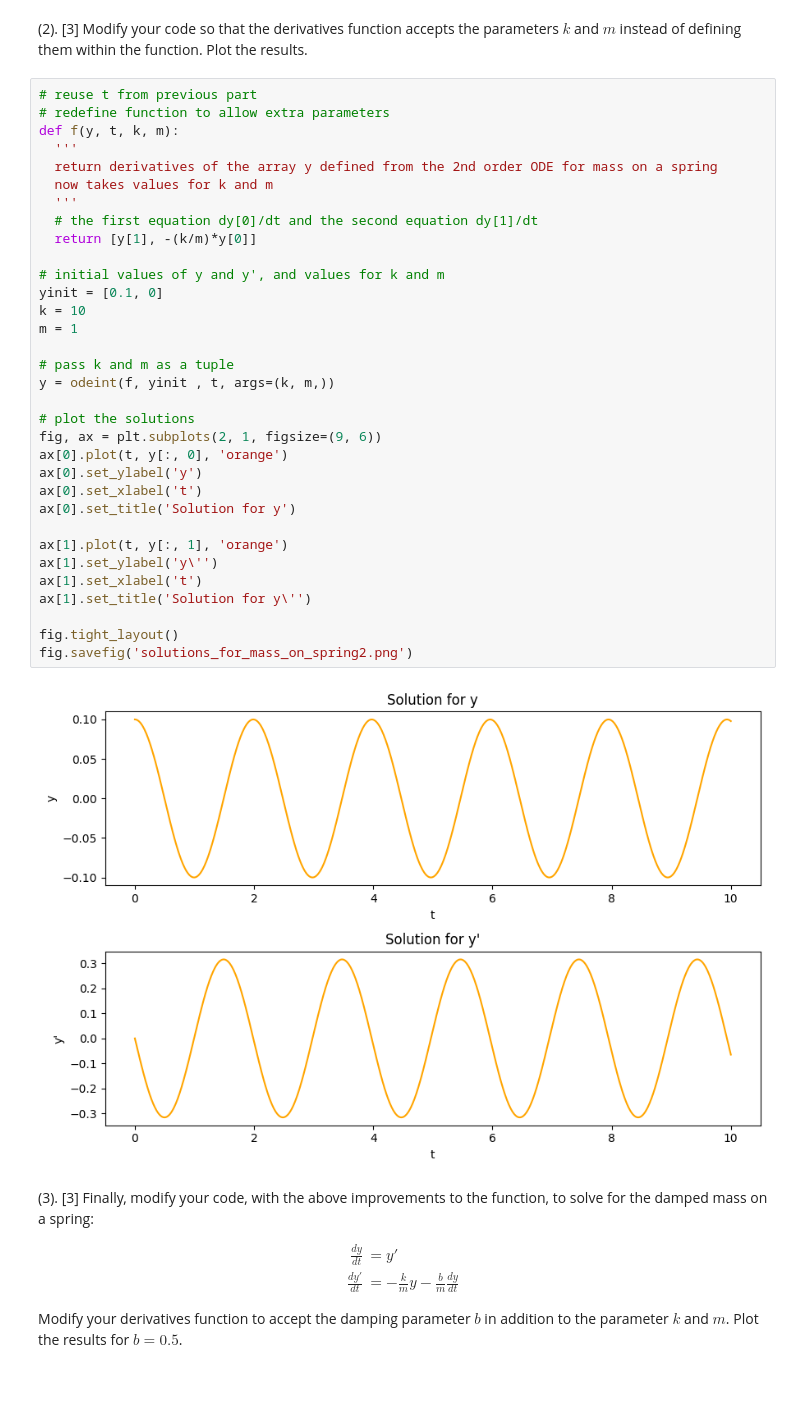
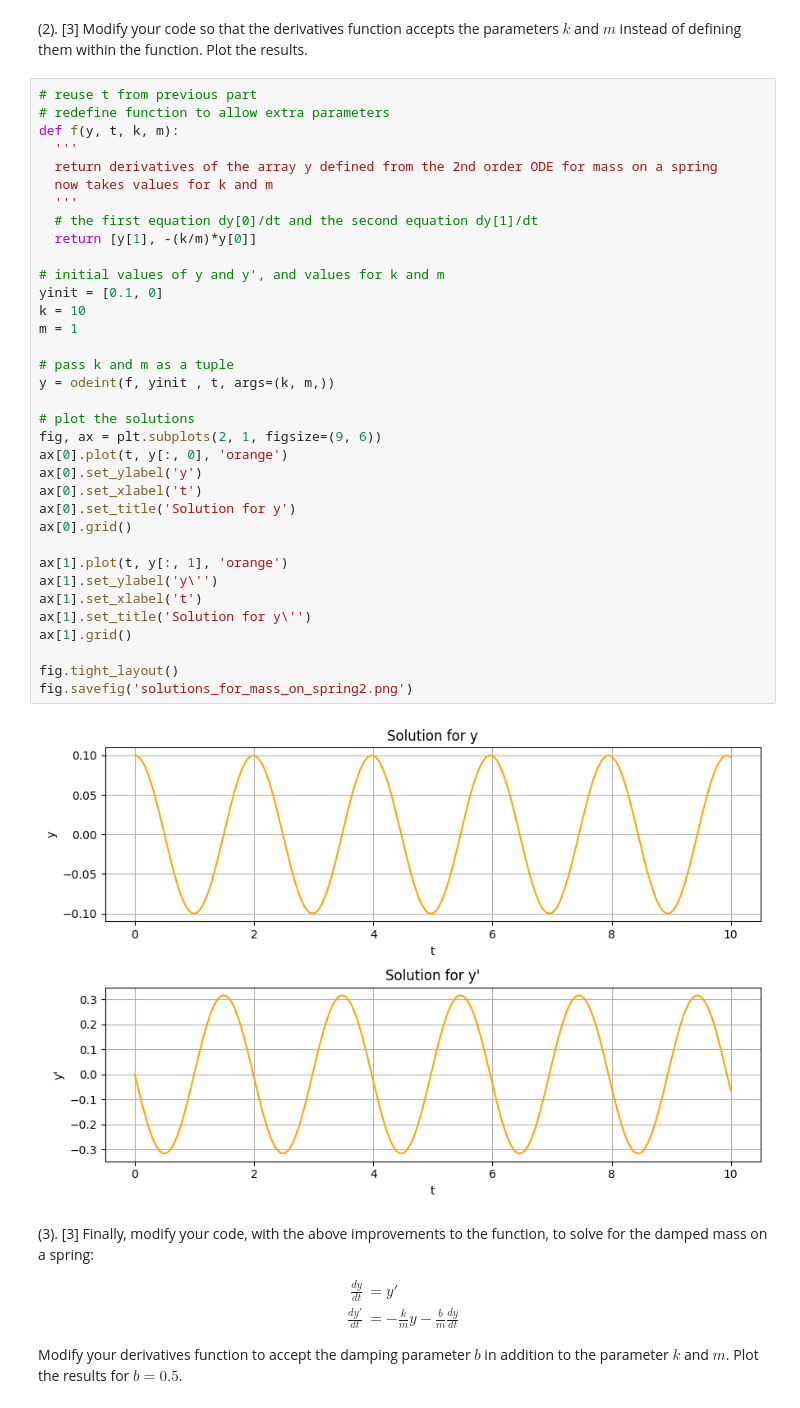
Before and after one commit to PX2145-2025/week-8-b-Ridge-Ewan-313, a Jupyter notebook: ODEs.ipynb, the cells around one changed output. Drawn from its saved outputs; the diff is of its cells as text.

```diff
--- a/ODEs.ipynb
+++ b/ODEs.ipynb
@@ -253,34 +256,36 @@ def f(y, t, k, m):
   '''
   return derivatives of the array y defined from the 2nd order ODE for mass on a spring
   now takes values for k and m
   '''
   # the first equation dy[0]/dt and the second equation dy[1]/dt
   return [y[1], -(k/m)*y[0]]
 
 # initial values of y and y', and values for k and m
 yinit = [0.1, 0]
 k = 10
 m = 1
 
 # pass k and m as a tuple
 y = odeint(f, yinit , t, args=(k, m,))
 
 # plot the solutions
 fig, ax = plt.subplots(2, 1, figsize=(9, 6))
 ax[0].plot(t, y[:, 0], 'orange')
 ax[0].set_ylabel('y')
 ax[0].set_xlabel('t')
 ax[0].set_title('Solution for y')
+ax[0].grid()
 
 ax[1].plot(t, y[:, 1], 'orange')
 ax[1].set_ylabel('y\'')
 ax[1].set_xlabel('t')
 ax[1].set_title('Solution for y\'')
+ax[1].grid()
 
 fig.tight_layout()
 fig.savefig('solutions_for_mass_on_spring2.png')
 # %% [output]
-[figure, old version]
+[figure, new version]
 # %% [markdown]
  (3). [3] Finally, modify your code, with the above improvements to the function, to solve for the damped mass on a spring:
 
```
Also changed, not shown: parts of 6 cells of this notebook.
